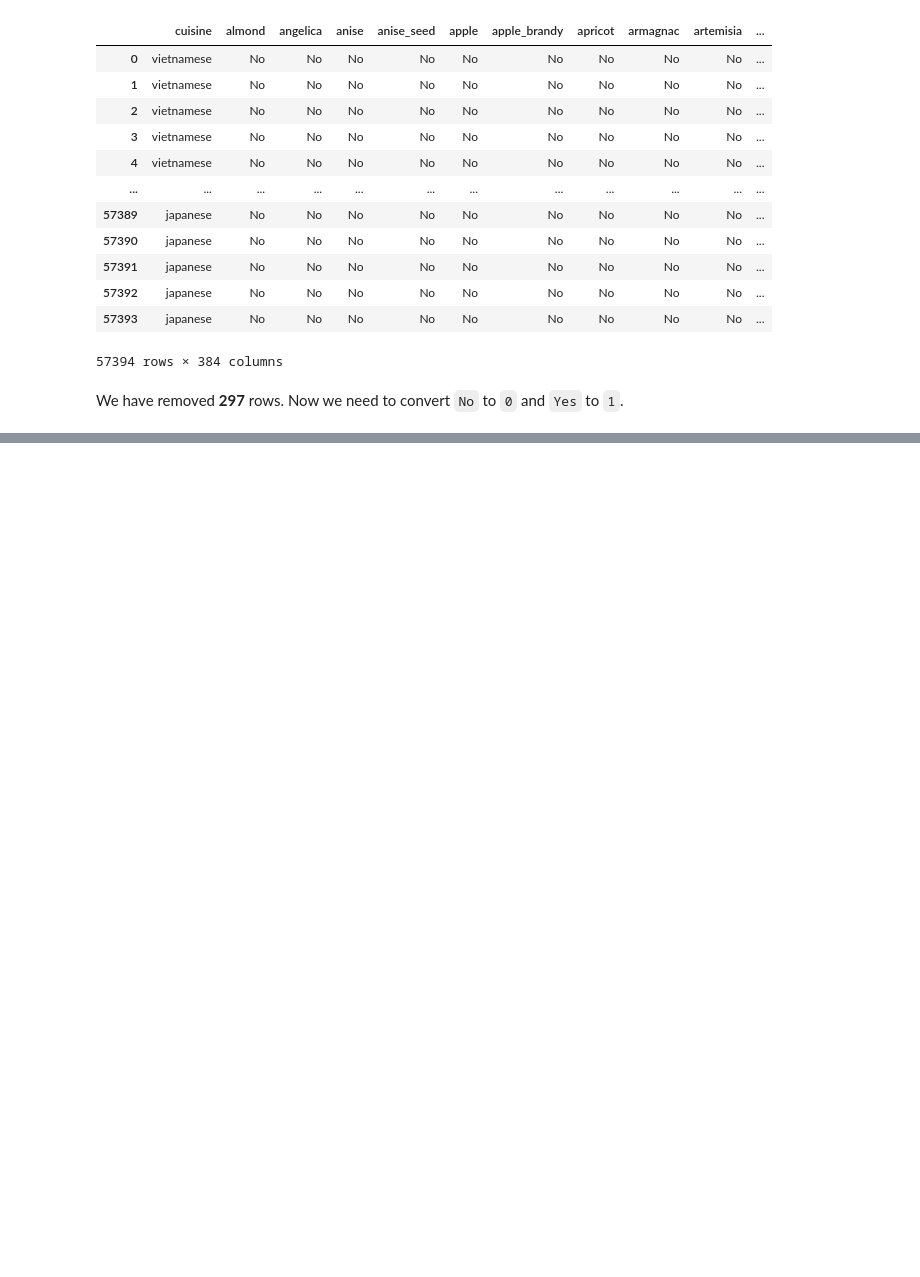
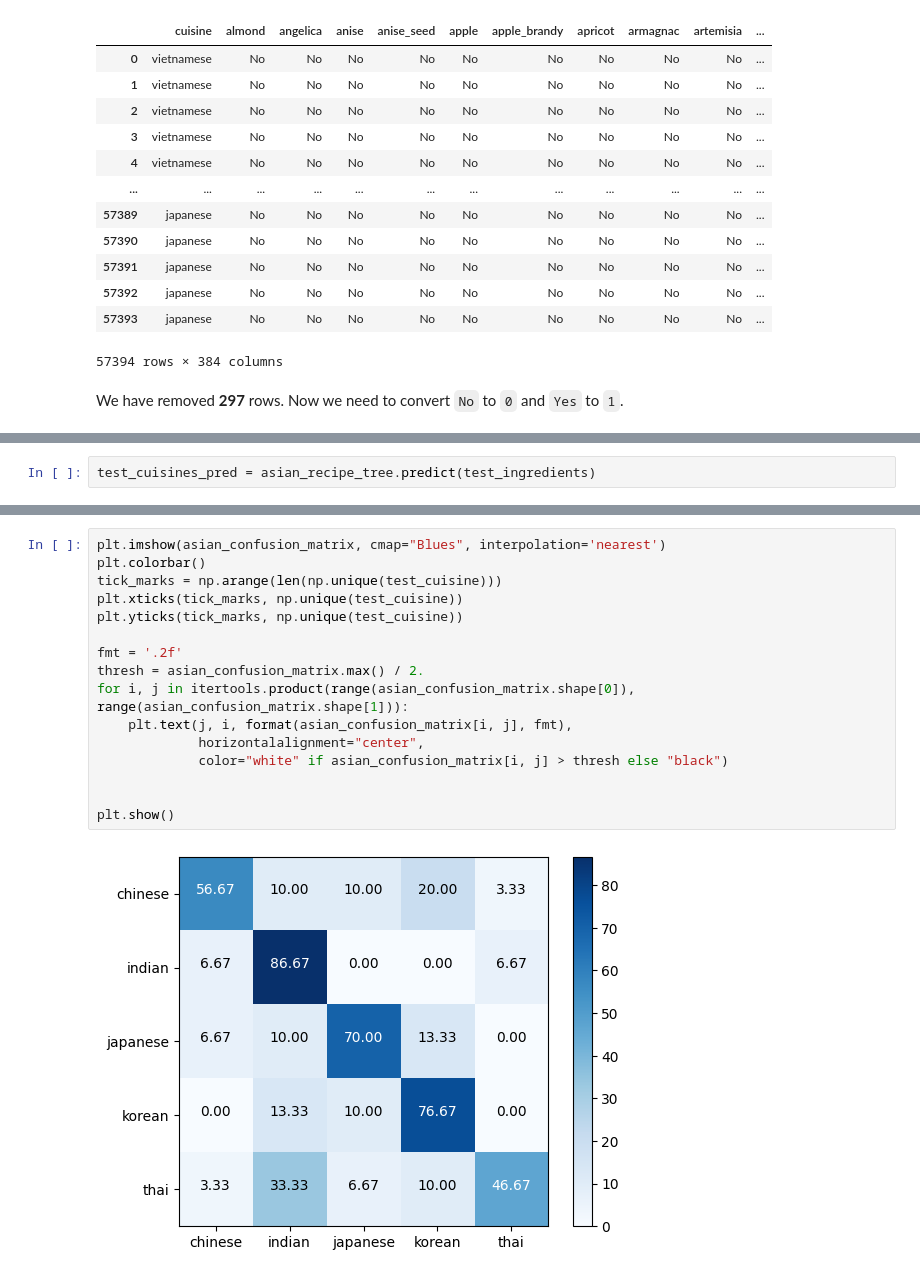
Before and after one commit to ml-phan/ibm, a Jupyter notebook: cuisines.ipynb, the cells around one changed output, grey strips where cells are left out. Drawn from its saved outputs; the diff is of its cells as text; blank space fills up the shorter version.

```diff
--- a/cuisines.ipynb
+++ b/cuisines.ipynb
@@ -185,0 +328,2 @@ recipes.head()
+# %%
+test_cuisines_pred = asian_recipe_tree.predict(test_ingredients)
@@ -185,0 +340,18 @@ recipes.head()
+# %%
+plt.imshow(asian_confusion_matrix, cmap="Blues", interpolation='nearest')
+plt.colorbar()
+tick_marks = np.arange(len(np.unique(test_cuisine)))
+plt.xticks(tick_marks, np.unique(test_cuisine))
+plt.yticks(tick_marks, np.unique(test_cuisine))
+
+fmt = '.2f'
+thresh = asian_confusion_matrix.max() / 2.
+for i, j in itertools.product(range(asian_confusion_matrix.shape[0]), range(asian_confusion_matrix.shape[1])):
+    plt.text(j, i, format(asian_confusion_matrix[i, j], fmt),
+             horizontalalignment="center",
+             color="white" if asian_confusion_matrix[i, j] > thresh else "black")
+
+
+plt.show()
+# %% [output]
+[figure, added]
```
Also changed, not shown: parts of 23 cells of this notebook.
